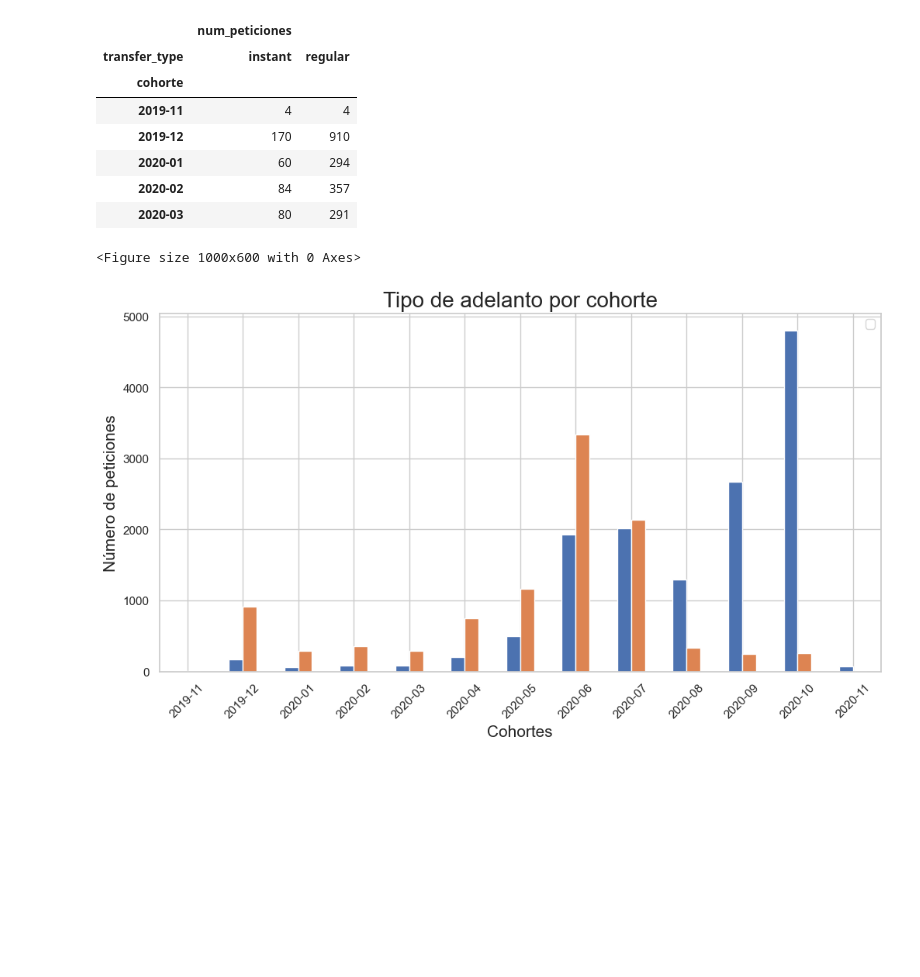
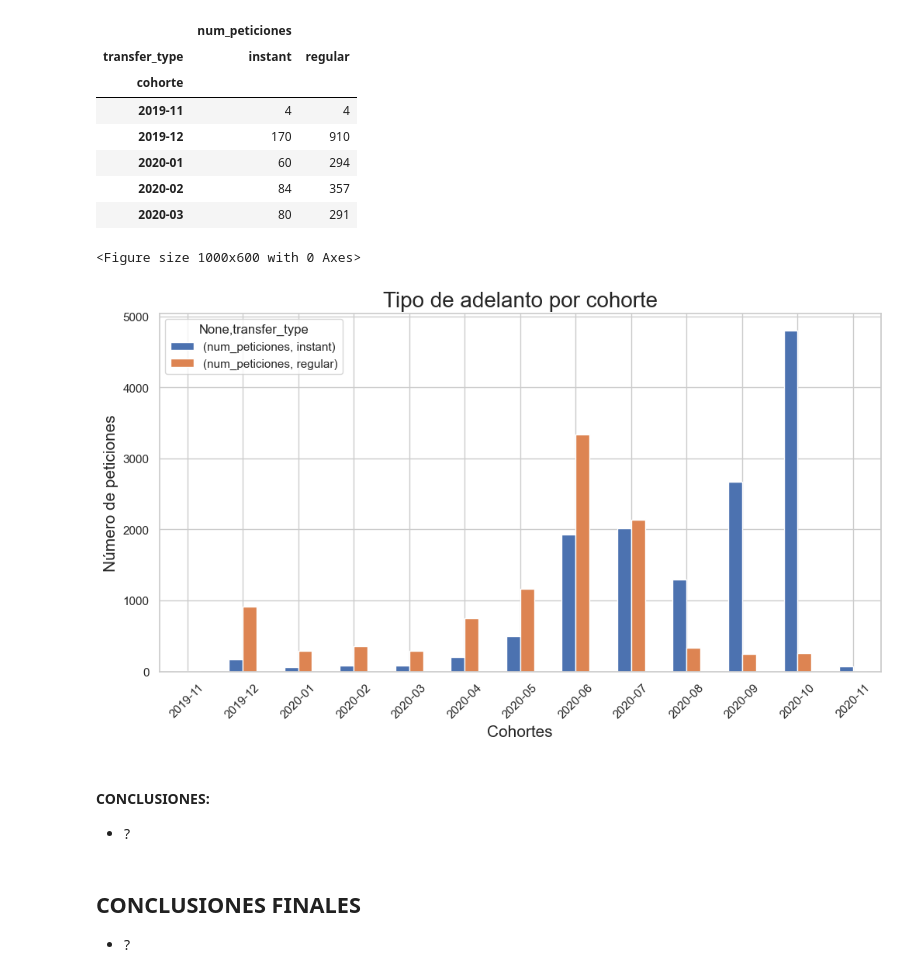
Before and after one commit to cutmountain/ironhack-data-analytics, a Jupyter notebook: modulo-1/sesion-15/project-1-ironhack-payments-es-main/ironhack-payments.ipynb, the cells around one changed output. Cells and saved outputs as stored; diff of their text form; code cells hidden in the pictures; blank space fills up the shorter version.

```diff
--- a/modulo-1/sesion-15/project-1-ironhack-payments-es-main/ironhack-payments.ipynb
+++ b/modulo-1/sesion-15/project-1-ironhack-payments-es-main/ironhack-payments.ipynb
@@ -1190,13 +1108,21 @@ transfer_type_by_cohort.head(5)
 # %%
 # Crear gráfico!!!
 plt.figure(figsize=(10, 6))
 transfer_type_by_cohort.plot(kind="bar")
 plt.title("Tipo de adelanto por cohorte", fontsize=20)
 plt.xlabel("Cohortes", fontsize=15)
 plt.ylabel("Número de peticiones", fontsize=15)
 plt.xticks(rotation=45)
-plt.legend([])
+#plt.legend([])
 plt.show()
 # %% [output]
 <Figure size 1000x600 with 0 Axes>
-[figure, old version]
+[figure, new version]
+# %% [markdown]
+#### CONCLUSIONES:
+
+- ?
+# %% [markdown]
+## CONCLUSIONES FINALES
+
+- ?
```
Also changed, not shown: parts of 16 cells of this notebook.
